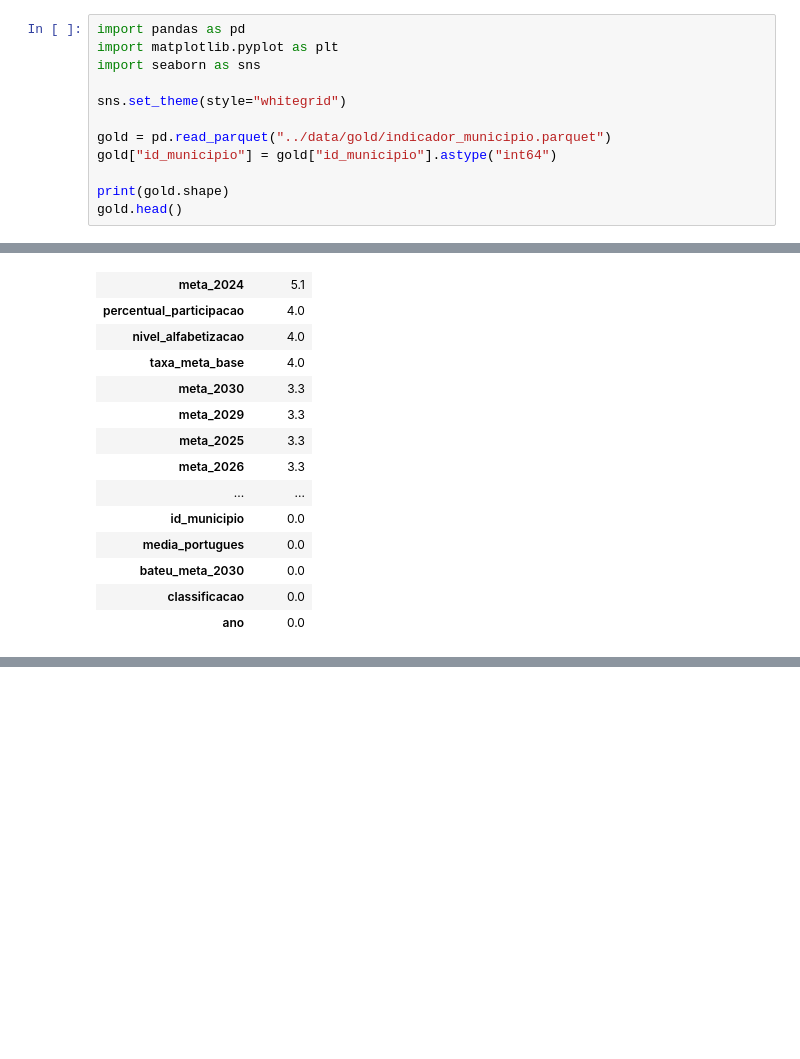
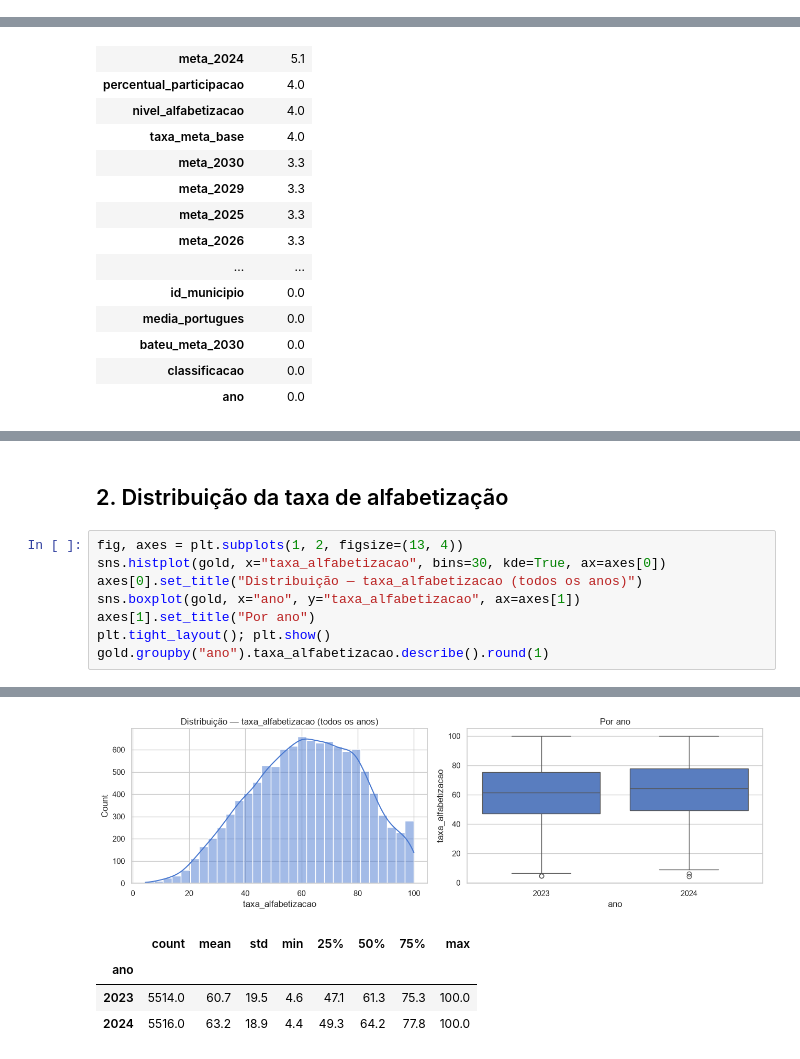
Before and after one commit to gabi-lopes/1IAST-Tech-Challenge-Fase3, a Jupyter notebook: notebooks/02_eda.ipynb, the cells around one changed output, grey strips where cells are left out. Drawn from its saved outputs; the diff is of its cells as text; blank space fills up the shorter version.

```diff
--- a/notebooks/02_eda.ipynb
+++ b/notebooks/02_eda.ipynb
@@ -34,12 +0,0 @@ Note: you may need to restart the kernel to use updated packages.
-# %%
-import pandas as pd
-import matplotlib.pyplot as plt
-import seaborn as sns
-
-sns.set_theme(style="whitegrid")
-
-gold = pd.read_parquet("../data/gold/indicador_municipio.parquet")
-gold["id_municipio"] = gold["id_municipio"].astype("int64")
-
-print(gold.shape)
-gold.head()
@@ -268,0 +126,11 @@ ano
+# %% [markdown]
+## 2. Distribuição da taxa de alfabetização
+# %%
+fig, axes = plt.subplots(1, 2, figsize=(13, 4))
+sns.histplot(gold, x="taxa_alfabetizacao", bins=30, kde=True, ax=axes[0])
+axes[0].set_title("Distribuição — taxa_alfabetizacao (todos os anos)")
+sns.boxplot(gold, x="ano", y="taxa_alfabetizacao", ax=axes[1])
+axes[1].set_title("Por ano")
+plt.tight_layout(); plt.show()
+gold.groupby("ano").taxa_alfabetizacao.describe().round(1)
+# %% [output]
@@ -268,0 +139,5 @@ ano
+[figure, added]
+|  | count | mean | std | min | 25% | 50% | 75% | max |
+| ano |  |  |  |  |  |  |  |  |
+| 2023 | 5514.0 | 60.7 | 19.5 | 4.6 | 47.1 | 61.3 | 75.3 | 100.0 |
+| 2024 | 5516.0 | 63.2 | 18.9 | 4.4 | 49.3 | 64.2 | 77.8 | 100.0 |
```
Also changed, not shown: parts of 47 cells of this notebook, 32 other files.
